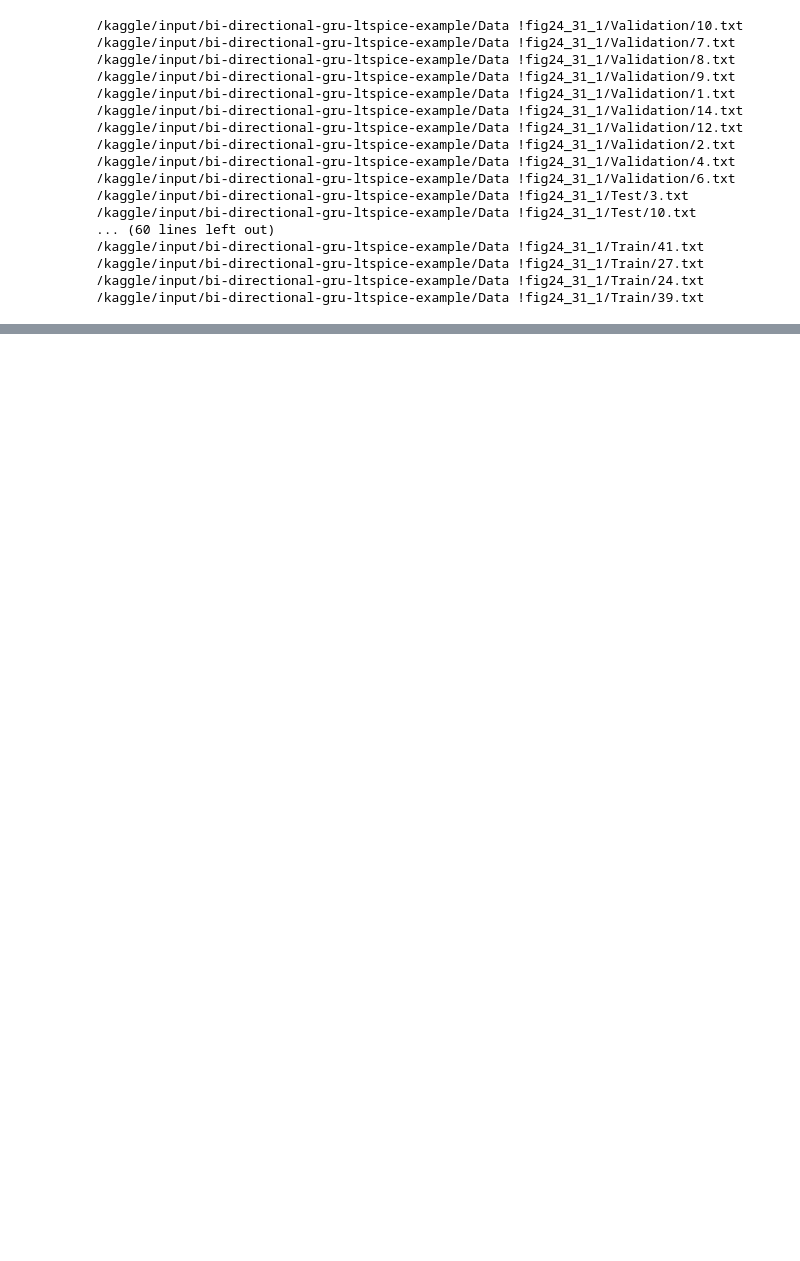
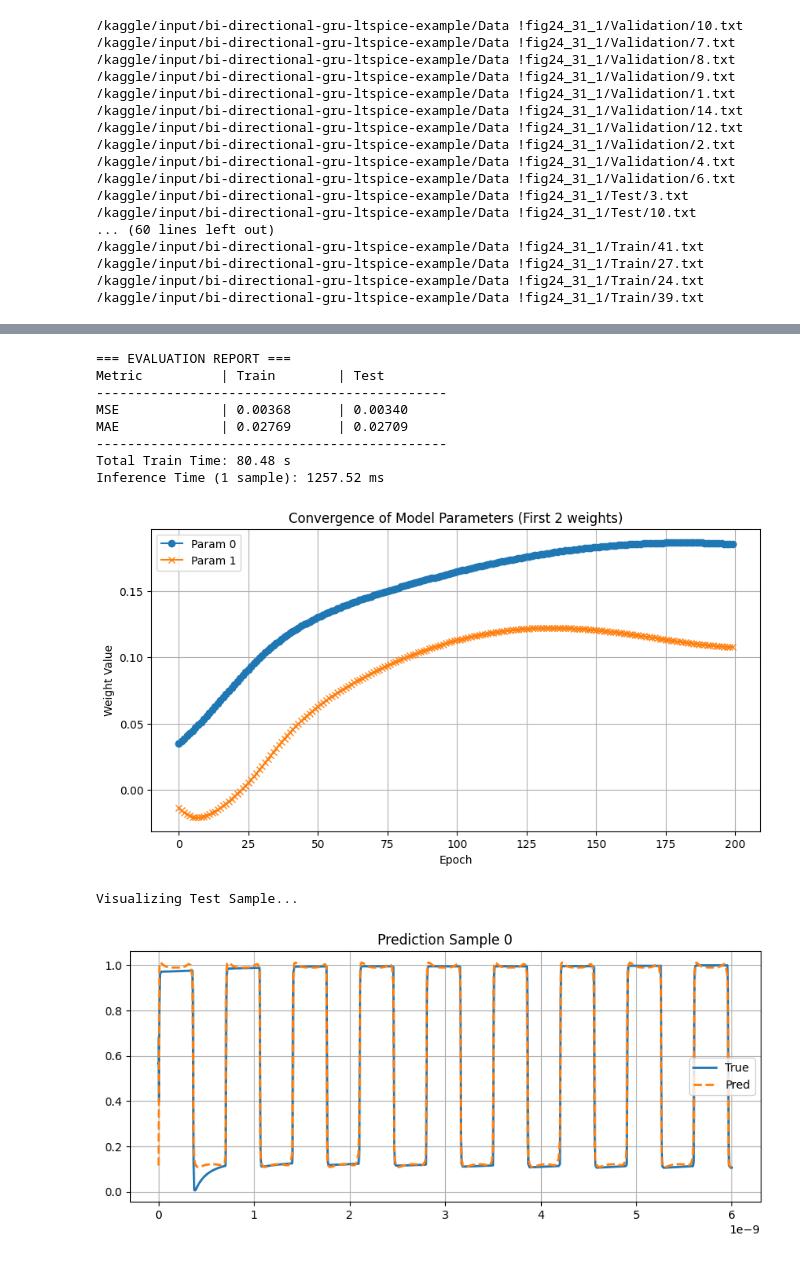
Before and after one commit to Obbohat/Kaggle, a Jupyter notebook: bi-gru-fig24-31-1.ipynb, the cells around one changed output, grey strips where cells are left out. Saved outputs shown, nothing was run; the diff lists cells and outputs as text; code cells hidden in the pictures; blank space fills up the shorter version.

Commit message:
Kaggle Notebook | vanilla_init_test | local test version

```diff
--- a/bi-gru-fig24-31-1.ipynb
+++ b/bi-gru-fig24-31-1.ipynb
@@ -232,6 +411,0 @@ def plain_factory():
-# %%
-import tensorflow as tf
-
-# Build & show
-model = plain_factory()
-model.summary()
@@ -572,0 +412,66 @@ Clean MSE: 4.7012e-03
+# %%
+# ================================================================
+
+# ================================================================
+# 7)  EVALUATION & PLOTTING
+# ================================================================
+print("\n=== EVALUATION REPORT ===")
+
+# 1. Metrics
+train_loss, train_mae, train_mse = model.evaluate(Xtr, Ytr, verbose=0)
+test_loss, test_mae, test_mse = model.evaluate(Xte, Yte, verbose=0)
+
+# 2. Inference Time
+t0 = time.perf_counter()
+_ = model.predict(Xte[:1], verbose=0)
+inf_time = (time.perf_counter() - t0) * 1000 # ms
+
+print(f"{'Metric':<15} | {'Train':<12} | {'Test':<12}")
+print("-" * 45)
+print(f"{'MSE':<15} | {train_mse:.5f}      | {test_mse:.5f}")
+print(f"{'MAE':<15} | {train_mae:.5f}      | {test_mae:.5f}")
+print("-" * 45)
+print(f"Total Train Time: {train_time:.2f} s")
+print(f"Inference Time (1 sample): {inf_time:.2f} ms")
+
+# 3. Convergence Plot (Parameters)
+try:
+    df_params = pd.read_csv('params.csv')
+    plt.figure(figsize=(10, 5))
+    # Plot first 2 parameters to see convergence
+    plt.plot(df_params['epoch'], df_params['p0'], label='Param 0', marker='o')
+    plt.plot(df_params['epoch'], df_params['p1'], label='Param 1', marker='x')
+    plt.title('Convergence of Model Parameters (First 2 weights)')
+    plt.xlabel('Epoch')
+    plt.ylabel('Weight Value')
+    plt.legend()
+    plt.grid(True)
+    plt.show()
+except Exception as e:
+    print(f"Could not plot parameters: {e}")
+
+# 4. Prediction Plot
+def plot_sample(X, Y, T, idx=0):
+    pred = model.predict(X[idx:idx+1], verbose=0)[0]
+    plt.figure(figsize=(10, 4))
+    plt.plot(T[idx], Y[idx], label='True', linewidth=2)
+    plt.plot(T[idx], pred, label='Pred', linestyle='--', linewidth=2)
+    plt.title(f'Prediction Sample {idx}')
+    plt.legend()
+    plt.grid(True)
+    plt.show()
+
+print("\nVisualizing Test Sample...")
+plot_sample(Xte, Yte, Tte, idx=0)
+# %% [output]
+=== EVALUATION REPORT ===
+Metric          | Train        | Test
+---------------------------------------------
+MSE             | 0.00368      | 0.00340
+MAE             | 0.02769      | 0.02709
+---------------------------------------------
+Total Train Time: 80.48 s
+Inference Time (1 sample): 1257.52 ms
+[figure, added]
+Visualizing Test Sample...
+[figure, added]
```
Also changed, not shown: parts of 20 cells of this notebook.
